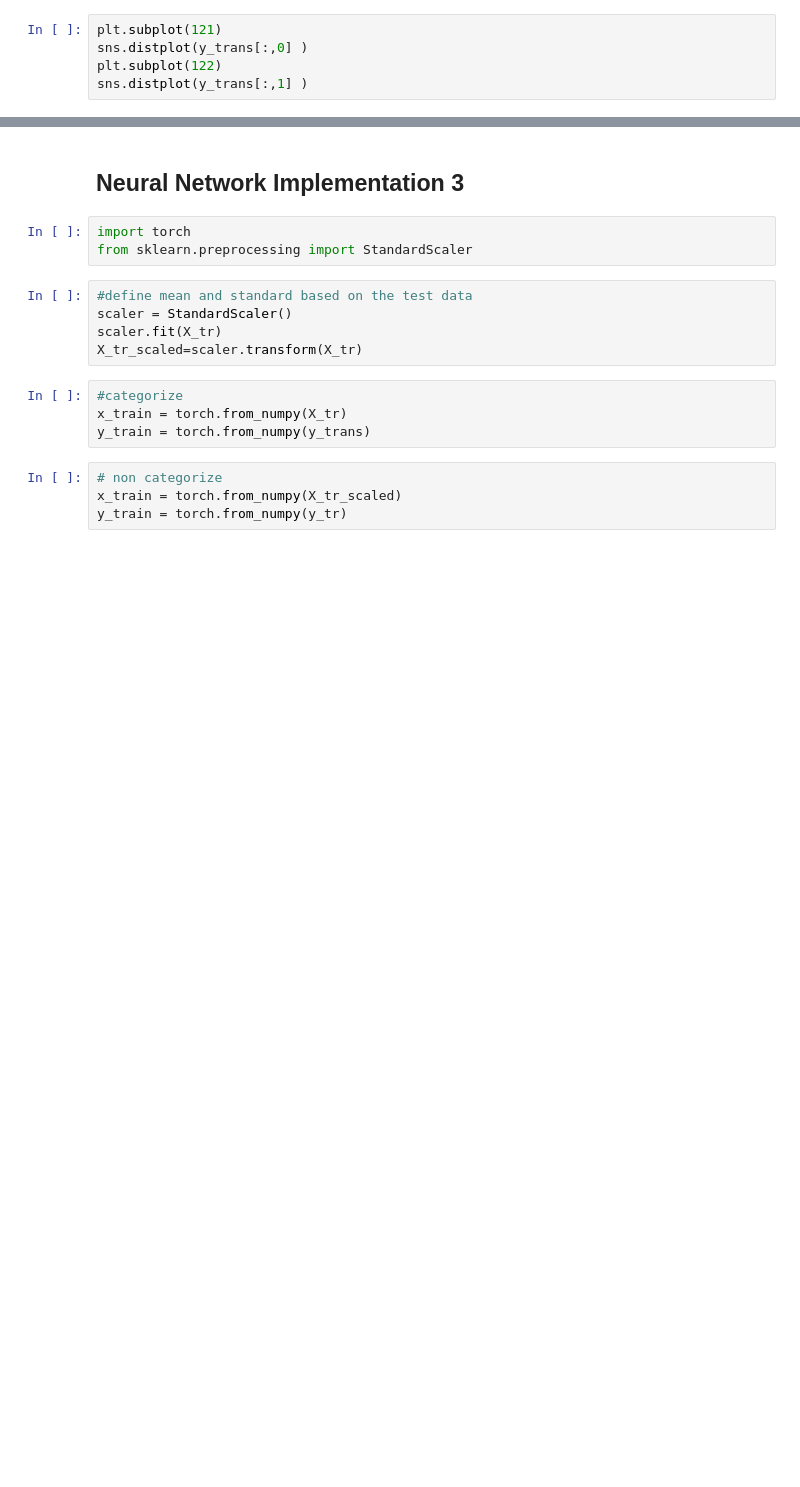
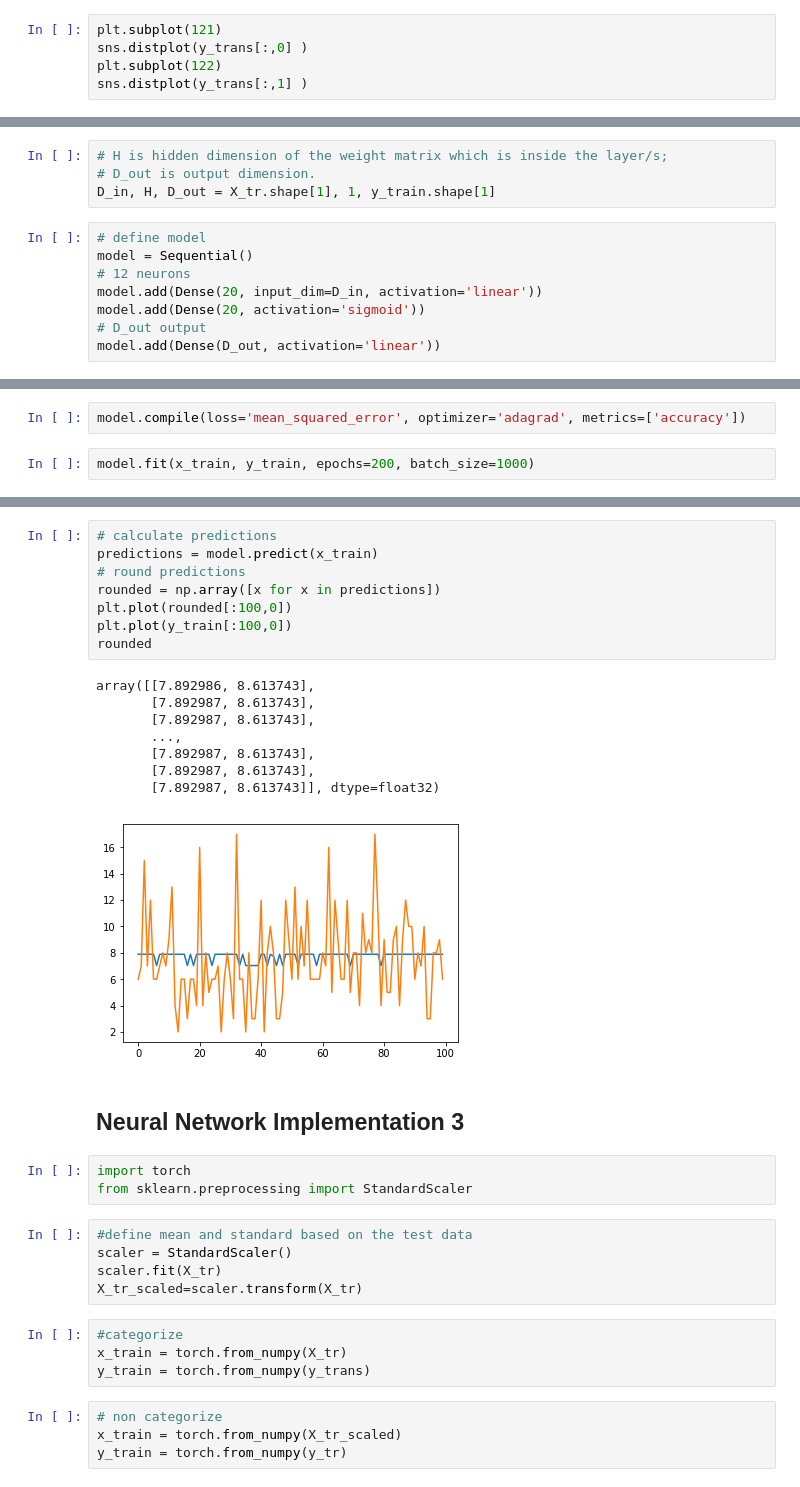
Before and after one commit to gianlucamancini7/ml_project2, a Jupyter notebook: NN_regression.ipynb, the cells around one changed output, grey strips where cells are left out. Saved outputs shown, nothing was run; the diff lists cells and outputs as text; blank space fills up the shorter version.

```diff
--- a/NN_regression.ipynb
+++ b/NN_regression.ipynb
@@ -126,0 +172,12 @@ sns.distplot(y_trans[:,1] )
+# %%
+# H is hidden dimension of the weight matrix which is inside the layer/s;
+# D_out is output dimension.
+D_in, H, D_out = X_tr.shape[1], 1, y_train.shape[1]
+# %%
+# define model
+model = Sequential()
+# 12 neurons
+model.add(Dense(20, input_dim=D_in, activation='linear'))
+model.add(Dense(20, activation='sigmoid'))
+# D_out output
+model.add(Dense(D_out, activation='linear'))
@@ -126,0 +207,4 @@ sns.distplot(y_trans[:,1] )
+# %%
+model.compile(loss='mean_squared_error', optimizer='adagrad', metrics=['accuracy'])
+# %%
+model.fit(x_train, y_train, epochs=200, batch_size=1000)
@@ -127,3 +238,20 @@ sns.distplot(y_trans[:,1] )
+# %%
+# calculate predictions
+predictions = model.predict(x_train)
+# round predictions
+rounded = np.array([x for x in predictions])
+plt.plot(rounded[:100,0])
+plt.plot(y_train[:100,0])
+rounded
+# %% [output]
+array([[7.892986, 8.613743],
+       [7.892987, 8.613743],
+       [7.892987, 8.613743],
+       ...,
+       [7.892987, 8.613743],
+       [7.892987, 8.613743],
+       [7.892987, 8.613743]], dtype=float32)
+[figure, added]
 # %% [markdown]
 ## Neural Network Implementation 3
 # %%
```
Also changed, not shown: parts of 14 cells of this notebook.
